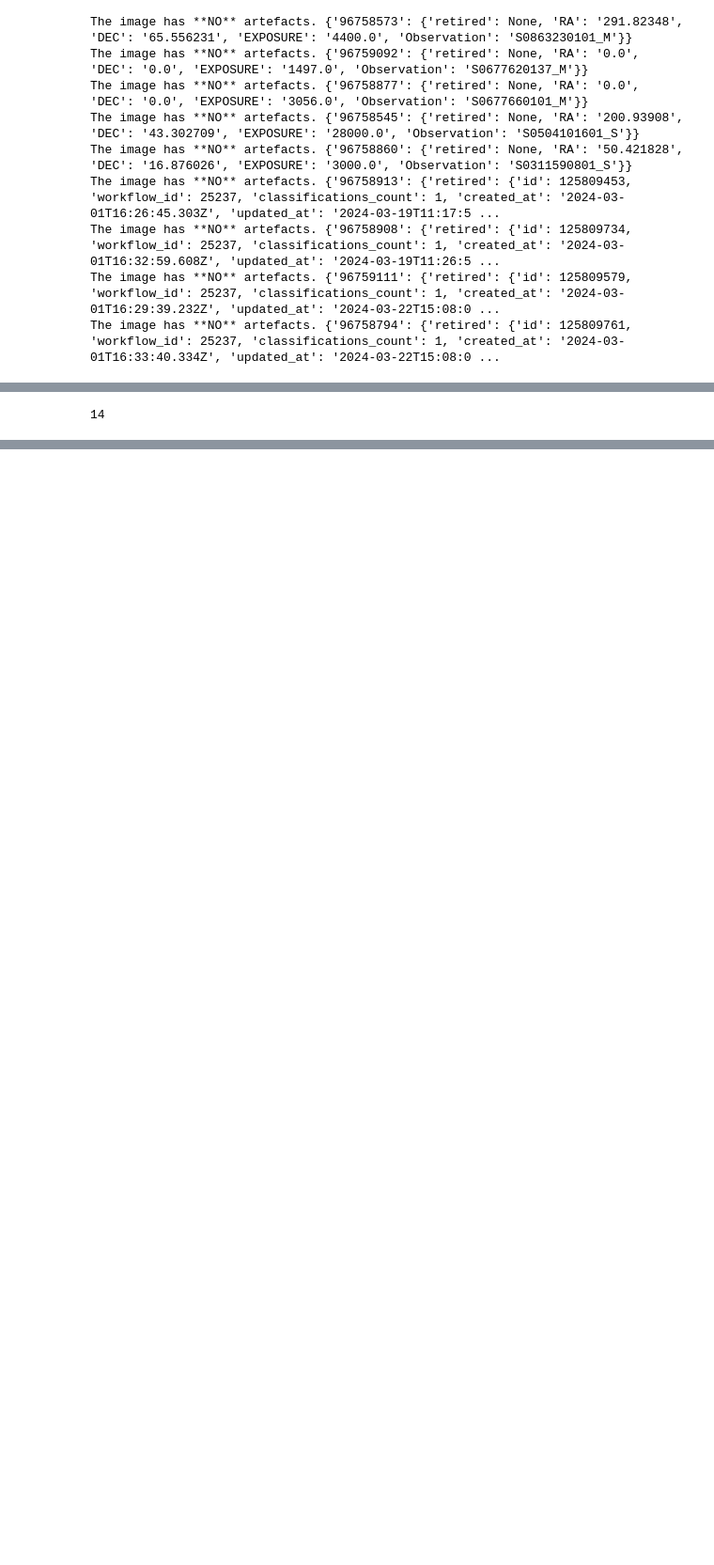
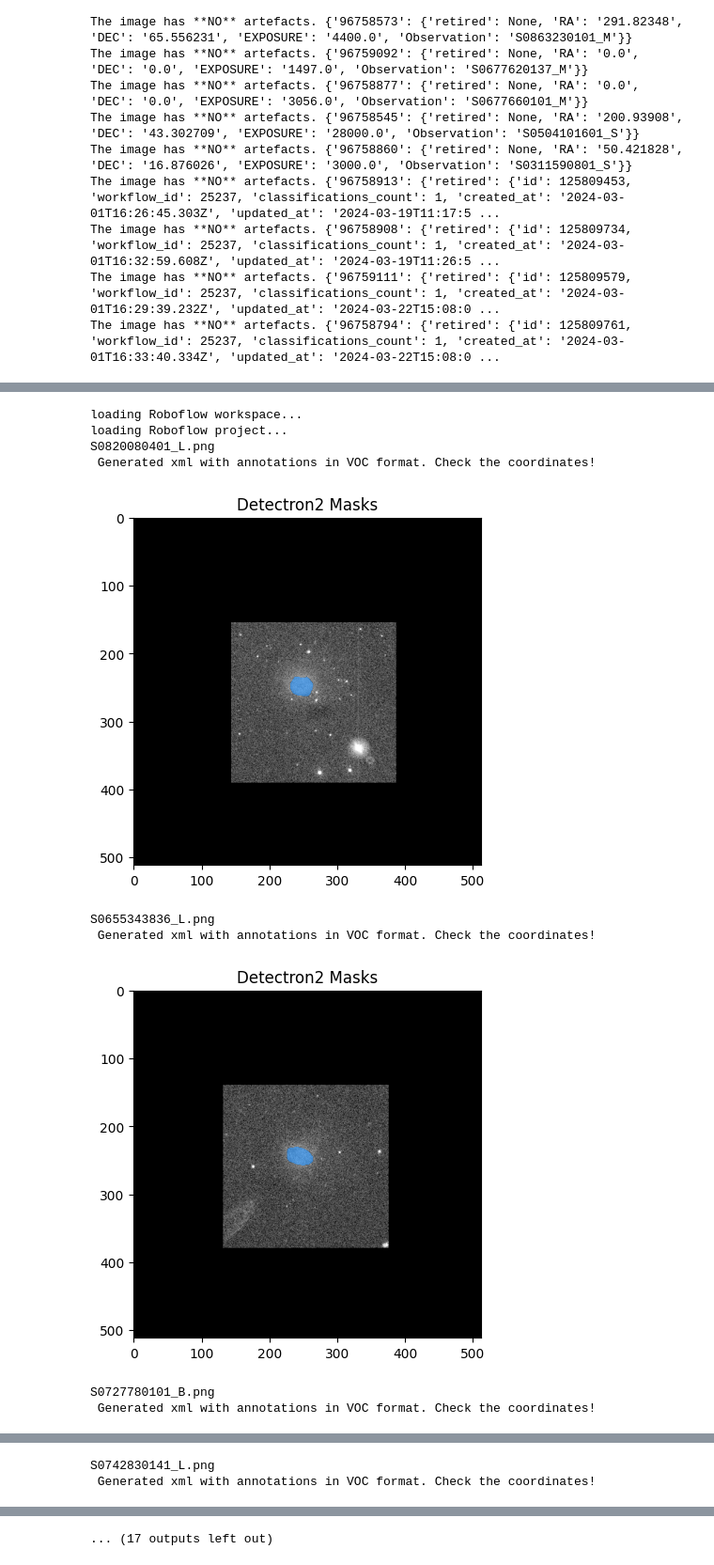
Before and after one commit to ESA-Datalabs/XAMI-model, a Jupyter notebook: zooniverse_import.ipynb, the cells around one changed output, grey strips where cells are left out. Shown at 94% size. Drawn from its saved outputs; the diff is of its cells as text; code cells hidden in the pictures; blank space fills up the shorter version.

```diff
--- a/zooniverse_import.ipynb
+++ b/zooniverse_import.ipynb
@@ -211,4 +273,66 @@ int32
 # %%
-k
+import glob
+from roboflow import Roboflow
+import os
+from dataset import voc_annotate_and_Roboflow_export
+import cv2
+export_to_Roboflow = True
+
+if export_to_Roboflow:
+    # Initialize Roboflow client
+    rf = Roboflow(api_key="EBeK30tpU3HW2VGGl0xa")
+    upload_project = rf.workspace("iuliaelisa").project("xmm_om_artefacts_512") # error if the project doesn't exist
+
+def export_image_det_to_Roboflow(input_dir, filename, masks, classes, boxes):
+
+    objects = []
+    for i in range(len(masks)):
+        mask_np = masks[i]/255 # [H, W]
+        polygon = voc_annotate_and_Roboflow_export.binary_image_to_polygon(mask_np)
+        objects.append({
+            'name': classes[i],
+            'bbox': boxes[i],
+            'segmentations': polygon[0]
+        })
+
+    if len(objects)>0:
+        voc_annotate_and_Roboflow_export.create_annotation_SAM(
+            filename=filename,
+            width=512,
+            height=512,
+            depth=3,
+            objects=objects,
+            offset= 1.5) # generating xml file for VOC format
+        image_path = input_dir+filename
+        annotation_filename = filename.replace(".png", ".xml")
+        upload_project.upload(image_path, annotation_filename, overwrite=True)
+        # os.remove(annotation_filename)
+    else:
+        print("No objects after label filtering.")
+
+for image_filename, annots in images_dict.items():
+    print(image_filename)
+    image_path = os.path.join(images_dir, image_filename)
+    new_im = cv2.imread(image_path)
+    if export_to_Roboflow:
+        export_image_det_to_Roboflow(images_dir, image_filename, annots['masks'], annots['classes'], annots['boxes'])
+
+    plt.imshow(new_im)
+    plt.title('Detectron2 Masks')
+    dataset_utils.show_masks(annots['masks']/255, plt.gca()) #, random_color=True)
+    # plt.savefig('./plots/detr2_masks.png')
+    plt.show()
+    plt.close()
+
+print("Segmentation of all images completed.")
 # %% [output]
-14
+loading Roboflow workspace...
+loading Roboflow project...
+S0820080401_L.png
+ Generated xml with annotations in VOC format. Check the coordinates!
+[figure, added]
+S0655343836_L.png
+ Generated xml with annotations in VOC format. Check the coordinates!
+[figure, added]
+S0727780101_B.png
+ Generated xml with annotations in VOC format. Check the coordinates!
@@ -214,0 +340,2 @@ k
+S0742830141_L.png
+ Generated xml with annotations in VOC format. Check the coordinates!
@@ -214,0 +349 @@ k
+... (17 outputs left out)
```
Also changed, not shown: parts of 8 cells of this notebook.
